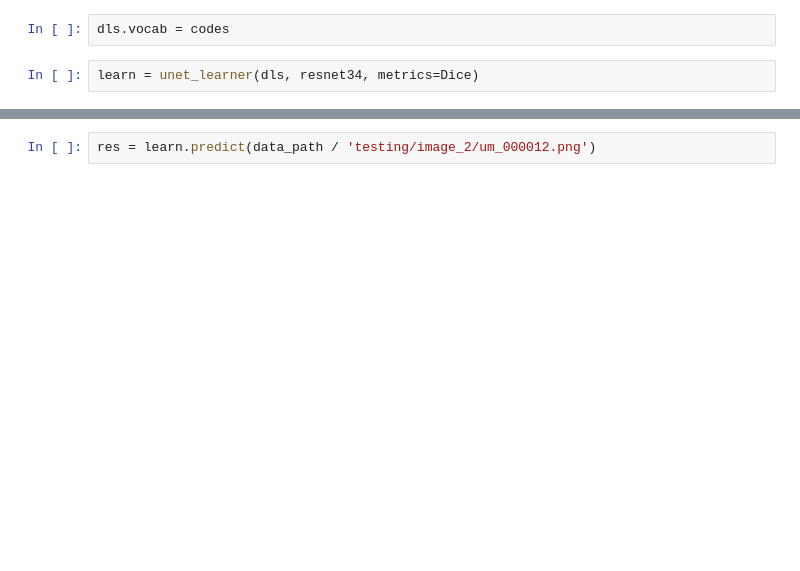
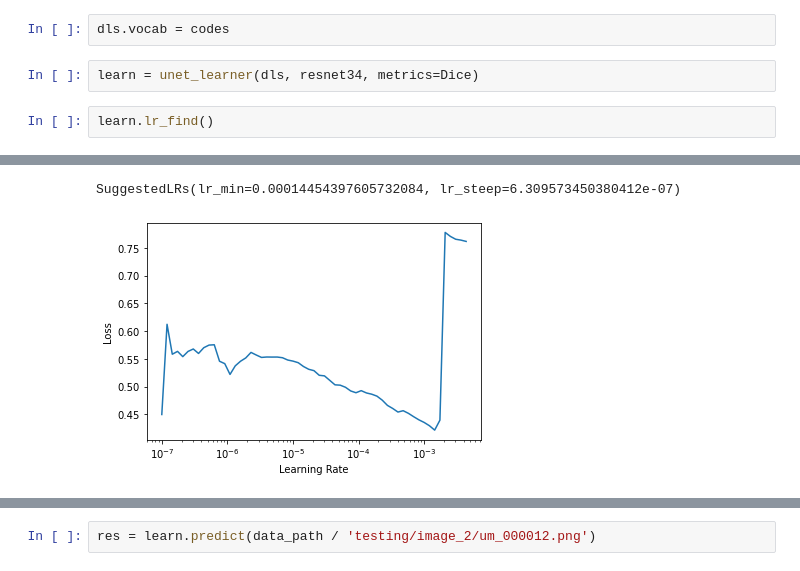
Before and after one commit to AbdulmalikAlyousfi/self-driving-cars, a Jupyter notebook: road_segmentation/model_trainer.ipynb, the cells around one changed output, grey strips where cells are left out. Drawn from its saved outputs; the diff is of its cells as text; blank space fills up the shorter version.

```diff
--- a/road_segmentation/model_trainer.ipynb
+++ b/road_segmentation/model_trainer.ipynb
@@ -129,3 +129,6 @@ dls.show_batch(cmap='Blues', vmin=0, vmax=1)
 dls.vocab = codes
 # %%
 learn = unet_learner(dls, resnet34, metrics=Dice)
+# %%
+learn.lr_find()
+# %% [output]
@@ -132 +136,3 @@ learn = unet_learner(dls, resnet34, metrics=Dice)
+SuggestedLRs(lr_min=0.00014454397605732084, lr_steep=6.309573450380412e-07)
+[figure, added]
 # %%
```
Also changed, not shown: parts of 9 cells of this notebook, 3 other files.
